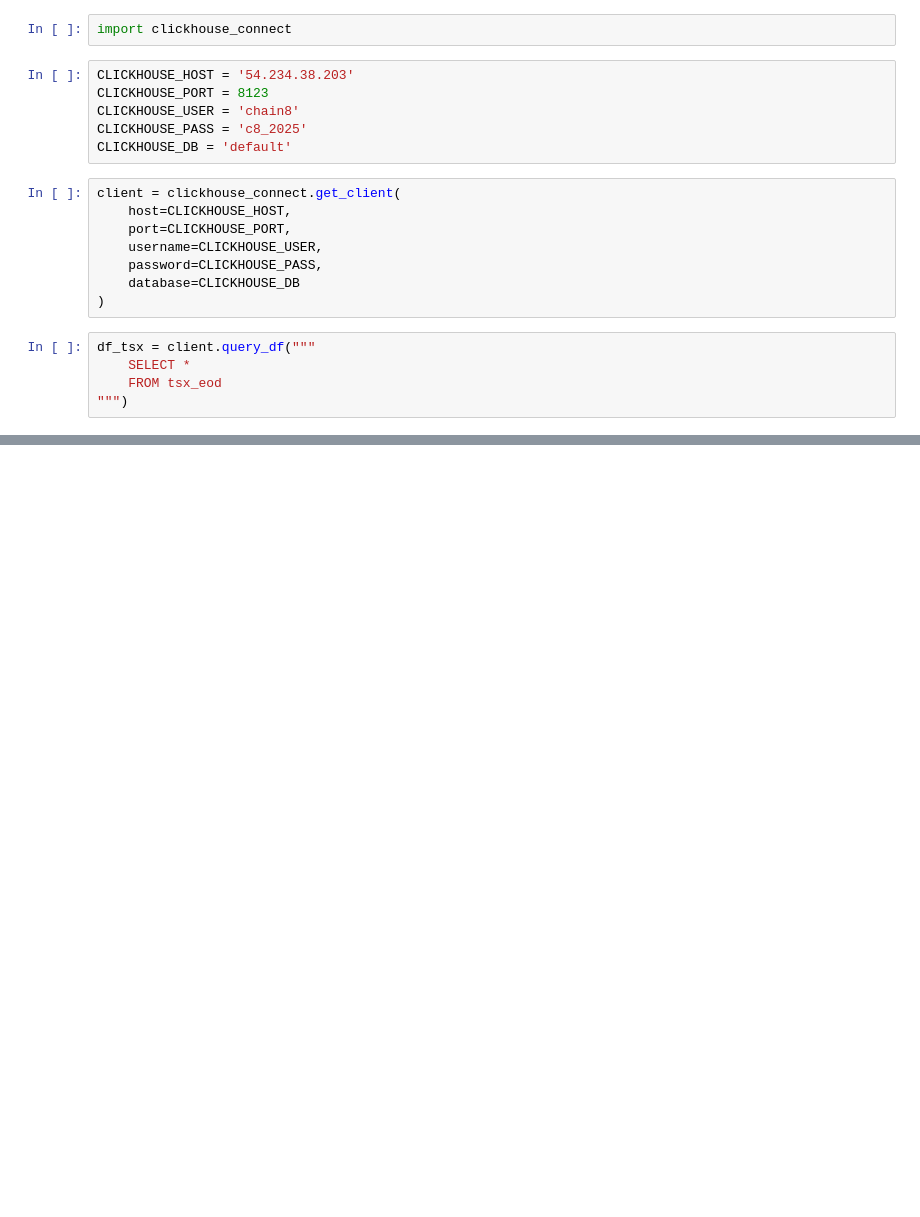
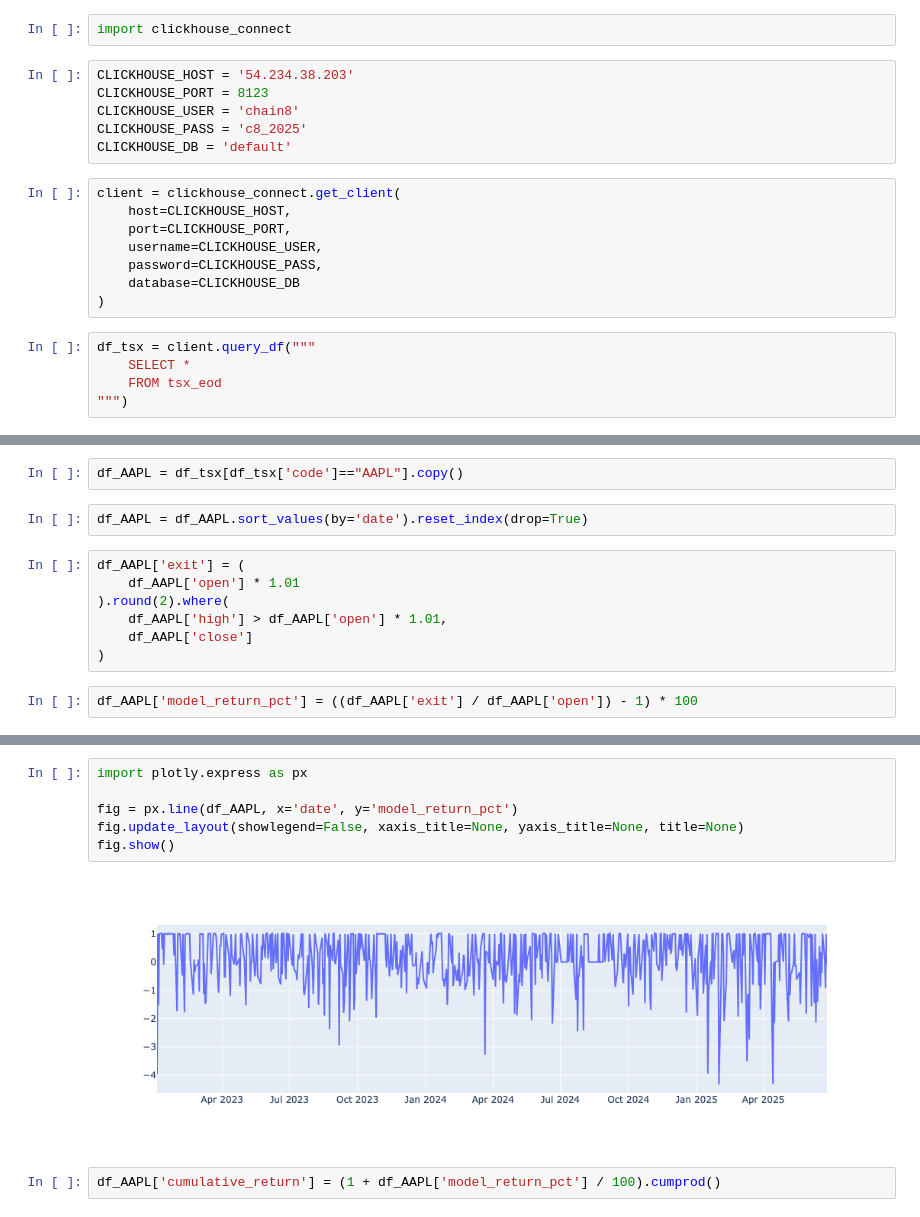
Before and after one commit to chain-08/lens, a Jupyter notebook: notebooks/models/m1_TheGeneralist.ipynb, the cells around one changed output, grey strips where cells are left out. Saved outputs shown, nothing was run; the diff lists cells and outputs as text; blank space fills up the shorter version.

```diff
--- a/notebooks/models/m1_TheGeneralist.ipynb
+++ b/notebooks/models/m1_TheGeneralist.ipynb
@@ -30,0 +22,13 @@ df_tsx.head()
+# %%
+df_AAPL = df_tsx[df_tsx['code']=="AAPL"].copy()
+# %%
+df_AAPL = df_AAPL.sort_values(by='date').reset_index(drop=True)
+# %%
+df_AAPL['exit'] = (
+    df_AAPL['open'] * 1.01
+).round(2).where(
+    df_AAPL['high'] > df_AAPL['open'] * 1.01,
+    df_AAPL['close']
+)
+# %%
+df_AAPL['model_return_pct'] = ((df_AAPL['exit'] / df_AAPL['open']) - 1) * 100
@@ -30,0 +51,10 @@ df_tsx.head()
+# %%
+import plotly.express as px
+
+fig = px.line(df_AAPL, x='date', y='model_return_pct')
+fig.update_layout(showlegend=False, xaxis_title=None, yaxis_title=None, title=None)
+fig.show()
+# %% [output]
+[figure, added]
+# %%
+df_AAPL['cumulative_return'] = (1 + df_AAPL['model_return_pct'] / 100).cumprod()
```
Also changed, not shown: parts of 3 cells of this notebook, 1 other file.
